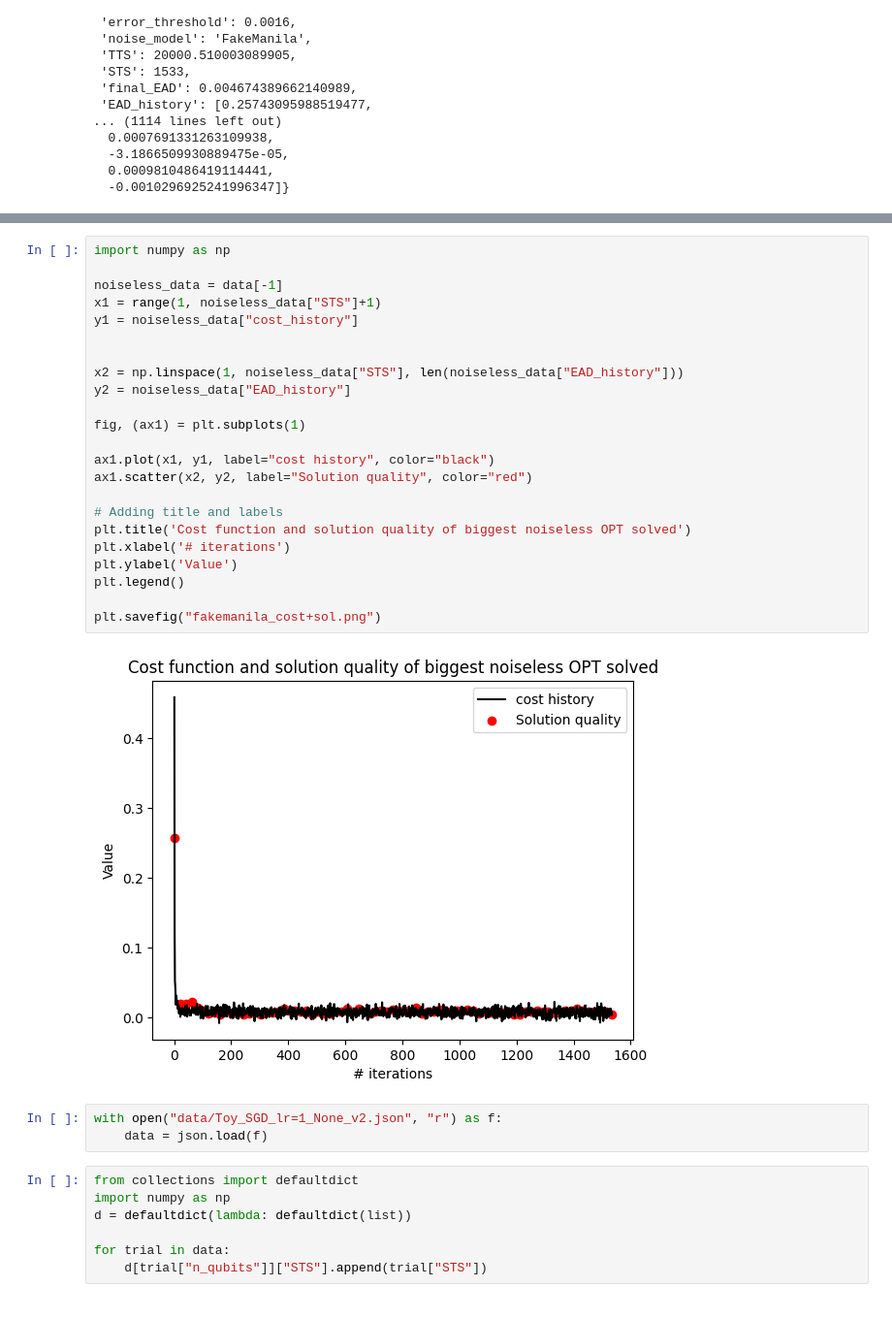
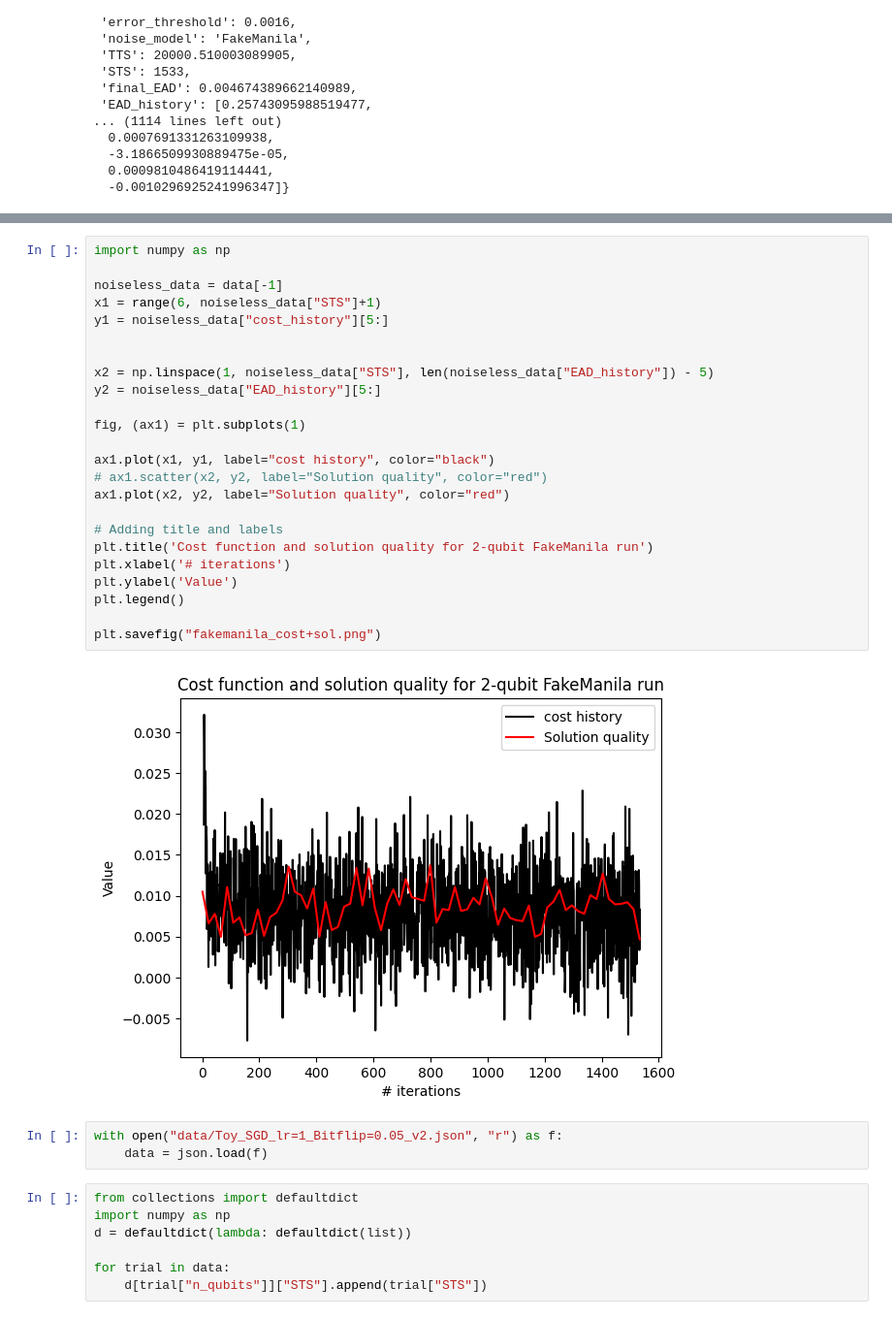
Before and after one commit to quantumethicsproject/Algorithm-Research, a Jupyter notebook: Student-Hub/Indy-Ng/data_analysis.ipynb, the cells around one changed output, grey strips where cells are left out. Shown: that part at 97% size. Drawn from its saved outputs; the diff is of its cells as text.

Commit message:
finish data collection

```diff
--- a/Student-Hub/Indy-Ng/data_analysis.ipynb
+++ b/Student-Hub/Indy-Ng/data_analysis.ipynb
@@ -43,30 +41,31 @@ data[-1]
 # %%
 import numpy as np
 
 noiseless_data = data[-1]
-x1 = range(1, noiseless_data["STS"]+1)
-y1 = noiseless_data["cost_history"]
+x1 = range(6, noiseless_data["STS"]+1)
+y1 = noiseless_data["cost_history"][5:]
 
 
-x2 = np.linspace(1, noiseless_data["STS"], len(noiseless_data["EAD_history"]))
-y2 = noiseless_data["EAD_history"]
+x2 = np.linspace(1, noiseless_data["STS"], len(noiseless_data["EAD_history"]) - 5)
+y2 = noiseless_data["EAD_history"][5:]
 
 fig, (ax1) = plt.subplots(1)
 
 ax1.plot(x1, y1, label="cost history", color="black")
-ax1.scatter(x2, y2, label="Solution quality", color="red")
+# ax1.scatter(x2, y2, label="Solution quality", color="red")
+ax1.plot(x2, y2, label="Solution quality", color="red")
 
 # Adding title and labels
-plt.title('Cost function and solution quality of biggest noiseless OPT solved')
+plt.title('Cost function and solution quality for 2-qubit FakeManila run')
 plt.xlabel('# iterations')
 plt.ylabel('Value')
 plt.legend()
 
 plt.savefig("fakemanila_cost+sol.png")
 # %% [output]
-[figure, old version]
+[figure, new version]
 # %%
-with open("data/Toy_SGD_lr=1_None_v2.json", "r") as f:
+with open("data/Toy_SGD_lr=1_Bitflip=0.05_v2.json", "r") as f:
     data = json.load(f)
 # %%
 from collections import defaultdict
```
Also changed, not shown: parts of 6 cells of this notebook, 13 other files.
